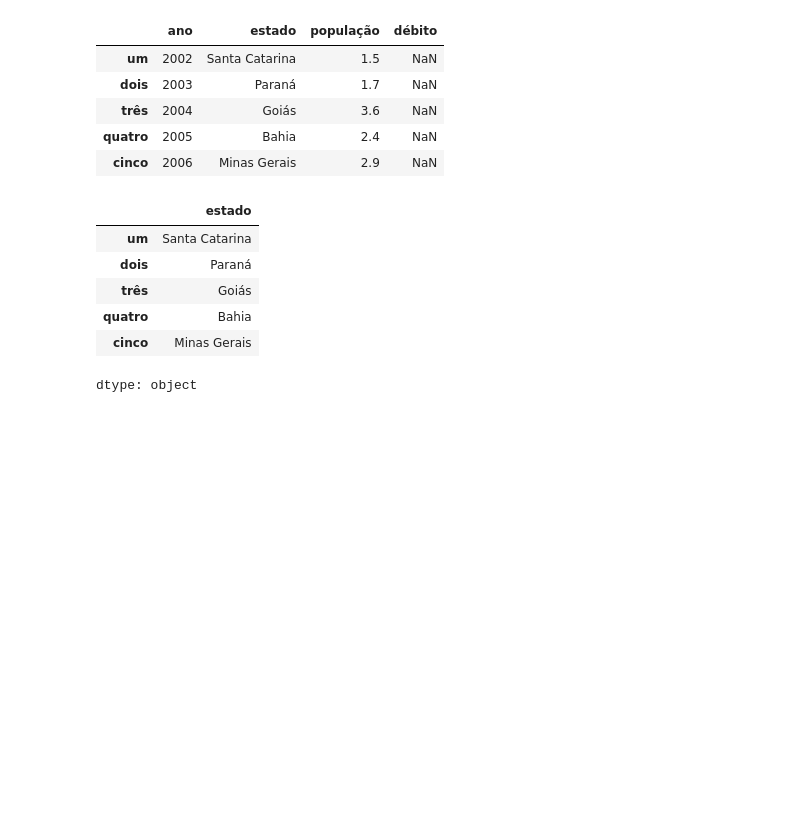
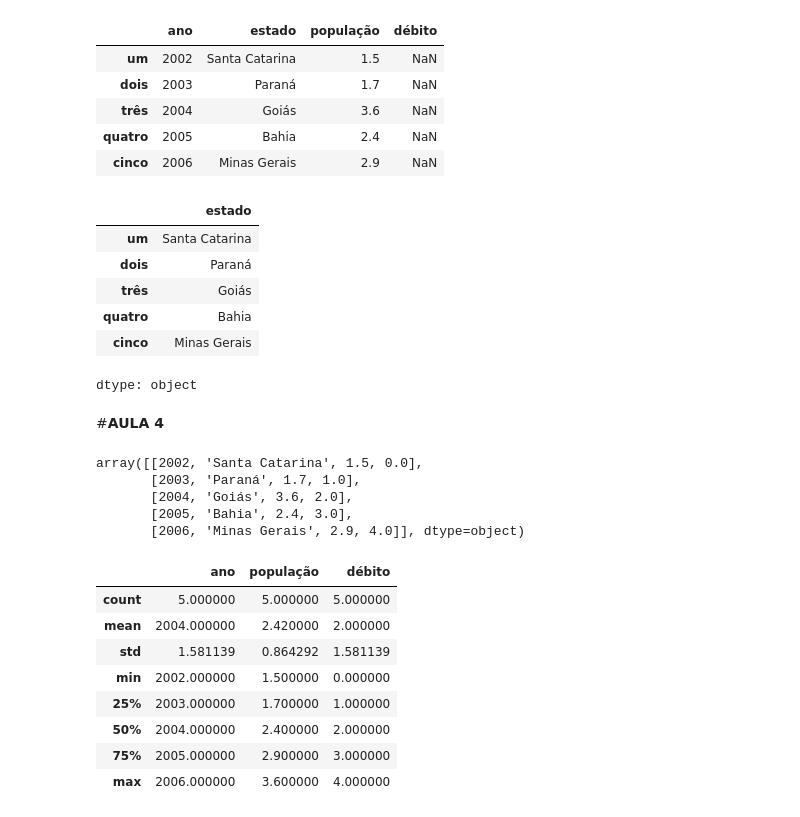
Before and after one commit to LaraDondossola/Estatistica_aplicada, a Jupyter notebook: Implementação_Python_estatistica.ipynb, the cells around one changed output. Cells and saved outputs as stored; diff of their text form; code cells hidden in the pictures; blank space fills up the shorter version.

```diff
--- a/Implementação_Python_estatistica.ipynb
+++ b/Implementação_Python_estatistica.ipynb
@@ -157,3 +159,27 @@ frame2['estado']
 | quatro | Bahia |
 | cinco | Minas Gerais |
 dtype: object
+# %% [markdown]
+#**AULA 4**
+# %%
+frame2['débito'] = np.arange(5.)
+frame2
+frame2.values
+# %% [output]
+array([[2002, 'Santa Catarina', 1.5, 0.0],
+       [2003, 'Paraná', 1.7, 1.0],
+       [2004, 'Goiás', 3.6, 2.0],
+       [2005, 'Bahia', 2.4, 3.0],
+       [2006, 'Minas Gerais', 2.9, 4.0]], dtype=object)
+# %%
+frame2.describe()
+# %% [output]
+|  | ano | população | débito |
+| count | 5.000000 | 5.000000 | 5.000000 |
+| mean | 2004.000000 | 2.420000 | 2.000000 |
+| std | 1.581139 | 0.864292 | 1.581139 |
+| min | 2002.000000 | 1.500000 | 0.000000 |
+| 25% | 2003.000000 | 1.700000 | 1.000000 |
+| 50% | 2004.000000 | 2.400000 | 2.000000 |
+| 75% | 2005.000000 | 2.900000 | 3.000000 |
+| max | 2006.000000 | 3.600000 | 4.000000 |
```
Also changed, not shown: parts of 10 cells of this notebook.
